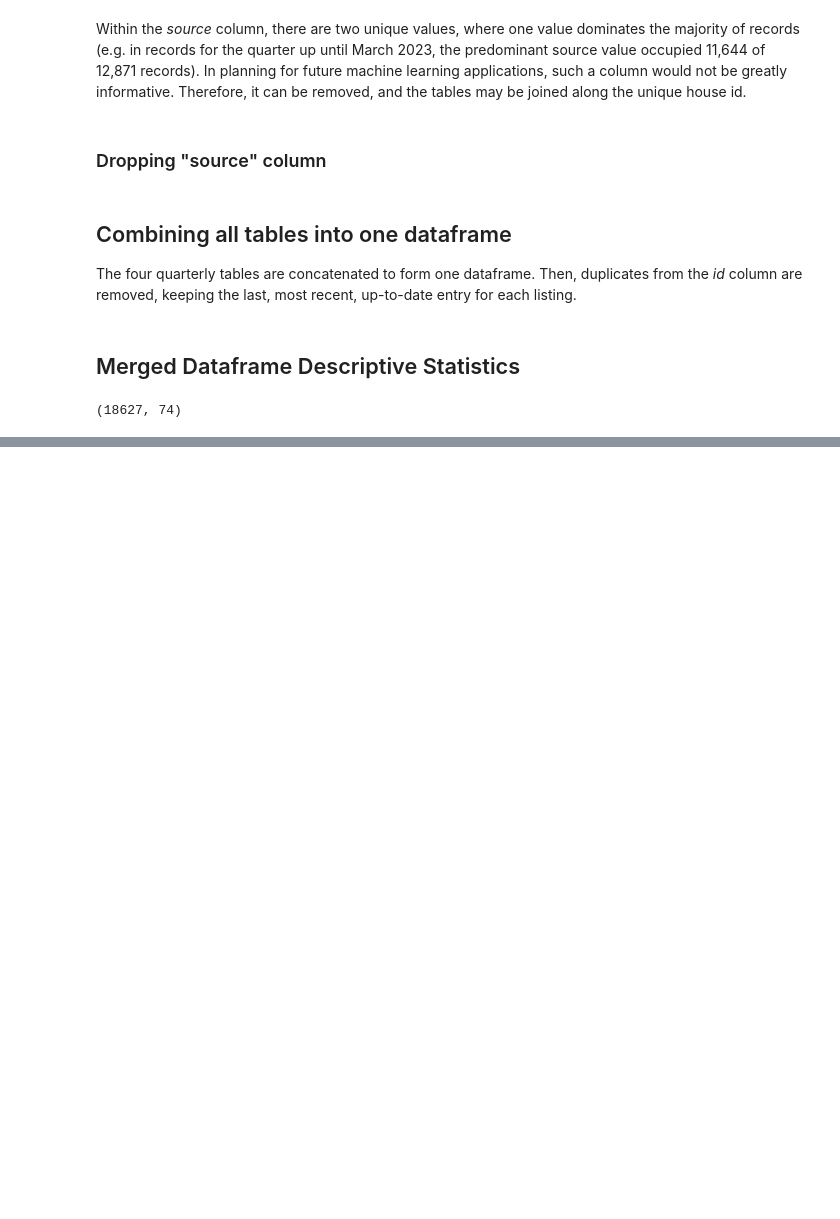
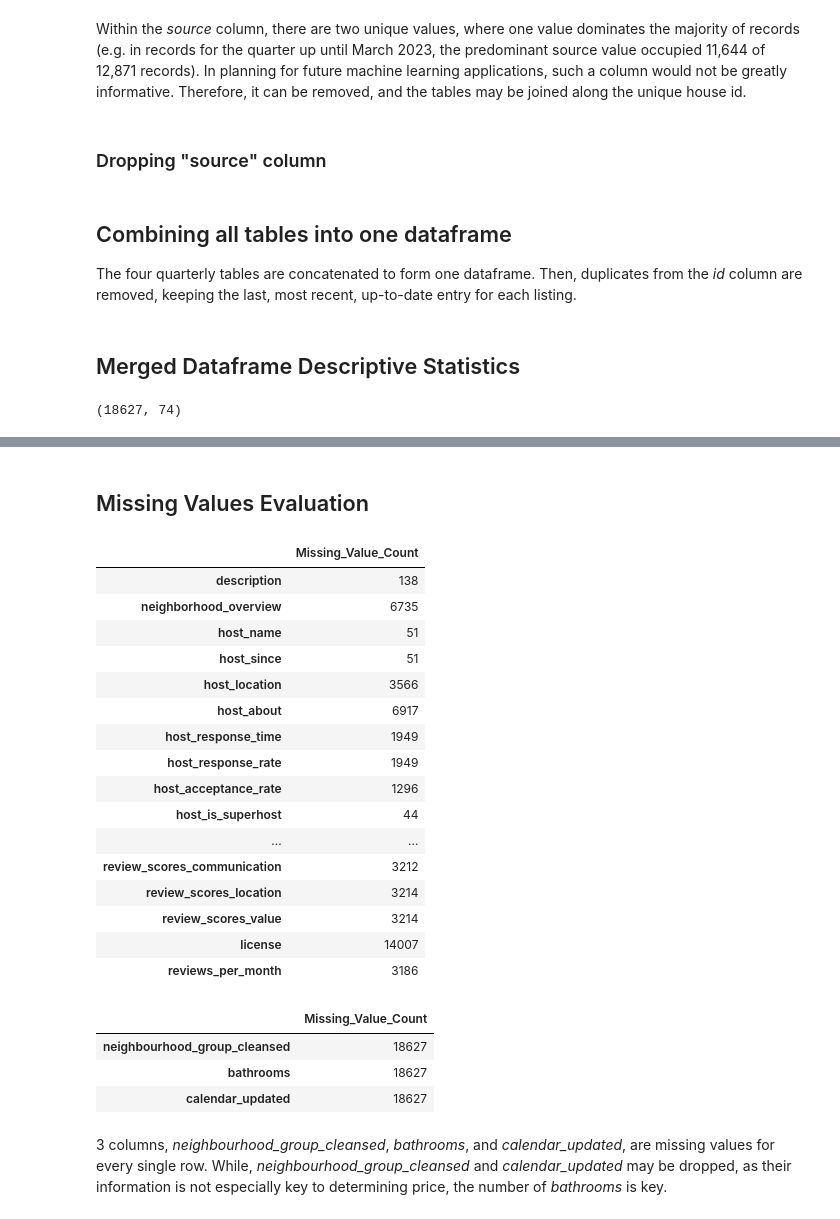
Before and after one commit to nlee98/ADS-599_Capstone_Project, a Jupyter notebook: Code Library/Data_Exploration.ipynb, the cells around one changed output, grey strips where cells are left out. Drawn from its saved outputs; the diff is of its cells as text; code cells hidden in the pictures; blank space fills up the shorter version.

```diff
--- a/Code Library/Data_Exploration.ipynb
+++ b/Code Library/Data_Exploration.ipynb
@@ -138,0 +170,31 @@ all_data_no_dupes.describe()
+# %% [markdown]
+## Missing Values Evaluation
+# %%
+all_data_no_dupes.isnull().sum().to_frame(name = "Missing_Value_Count").query("Missing_Value_Count > 0")
+# %% [output]
+|  | Missing_Value_Count |
+| description | 138 |
+| neighborhood_overview | 6735 |
+| host_name | 51 |
+| host_since | 51 |
+| host_location | 3566 |
+| host_about | 6917 |
+| host_response_time | 1949 |
+| host_response_rate | 1949 |
+| host_acceptance_rate | 1296 |
+| host_is_superhost | 44 |
+| ... | ... |
+| review_scores_communication | 3212 |
+| review_scores_location | 3214 |
+| review_scores_value | 3214 |
+| license | 14007 |
+| reviews_per_month | 3186 |
+# %%
+all_data_no_dupes.isnull().sum().to_frame(name = "Missing_Value_Count").query("Missing_Value_Count == 18627")
+# %% [output]
+|  | Missing_Value_Count |
+| neighbourhood_group_cleansed | 18627 |
+| bathrooms | 18627 |
+| calendar_updated | 18627 |
+# %% [markdown]
+3 columns, _neighbourhood_group_cleansed_, _bathrooms_, and _calendar_updated_, are missing values for every single row. While, _neighbourhood_group_cleansed_ and _calendar_updated_ may be dropped, as their information is not especially key to determining price, the number of _bathrooms_ is key.
```
Also changed, not shown: parts of 8 cells of this notebook.
